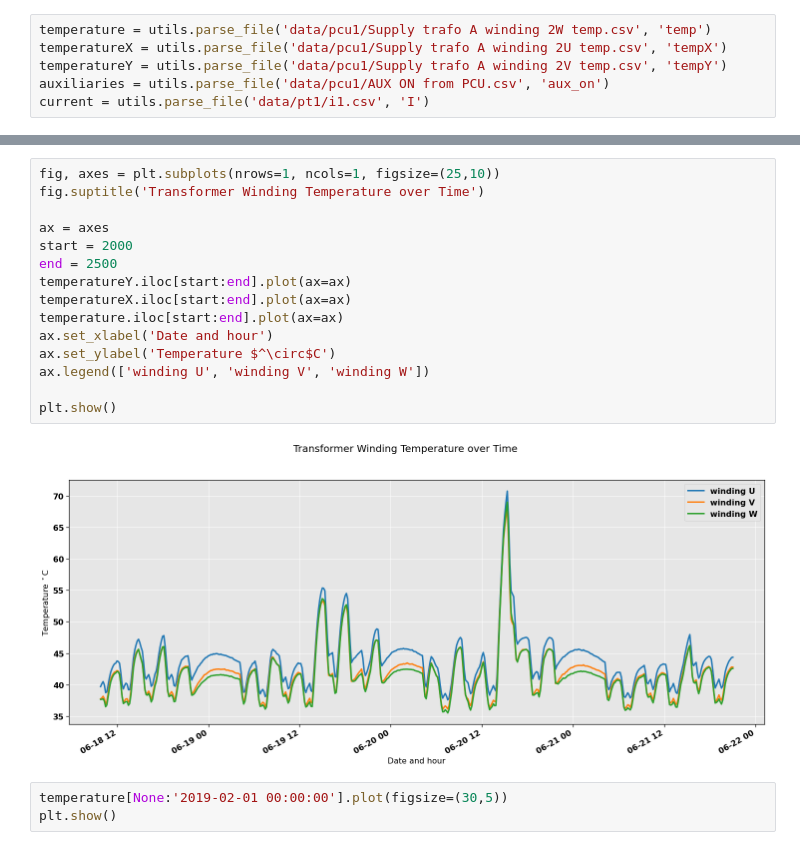
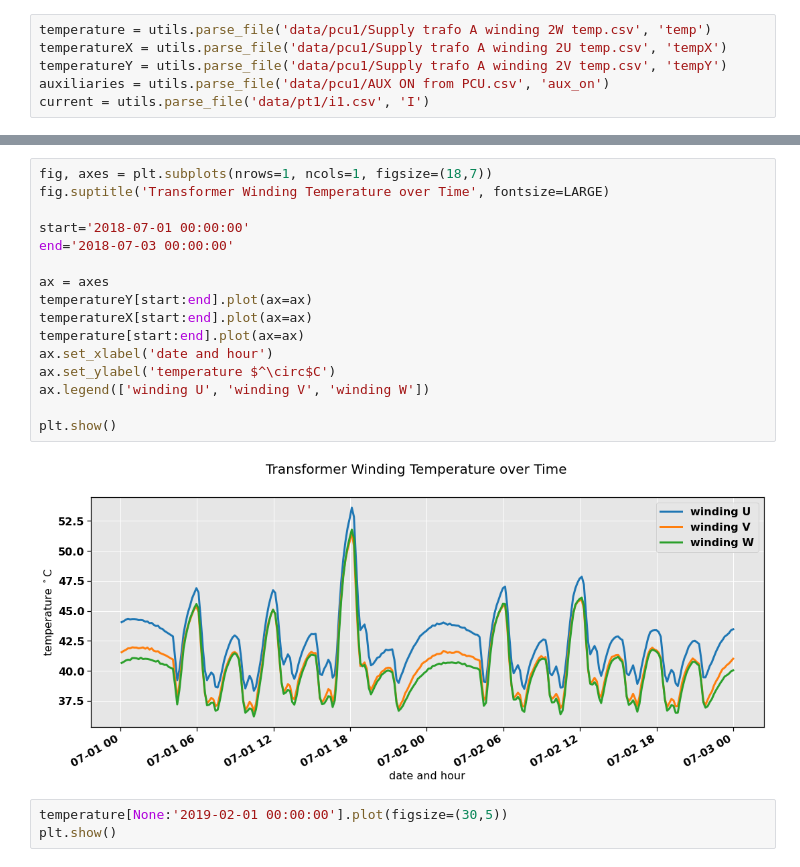
Before and after one commit to fonstelien/FYS-STK4155, a Jupyter notebook: project3/source/project3.ipynb, the cells around one changed output, grey strips where cells are left out. Cells and saved outputs as stored; diff of their text form.

```diff
--- a/project3/source/project3.ipynb
+++ b/project3/source/project3.ipynb
@@ -44,20 +72,21 @@ current = utils.parse_file('data/pt1/i1.csv', 'I')
 # %%
-fig, axes = plt.subplots(nrows=1, ncols=1, figsize=(25,10))
-fig.suptitle('Transformer Winding Temperature over Time')
+fig, axes = plt.subplots(nrows=1, ncols=1, figsize=(18,7))
+fig.suptitle('Transformer Winding Temperature over Time', fontsize=LARGE)
+
+start='2018-07-01 00:00:00'
+end='2018-07-03 00:00:00'
 
 ax = axes
-start = 2000
-end = 2500
-temperatureY.iloc[start:end].plot(ax=ax)
-temperatureX.iloc[start:end].plot(ax=ax)
-temperature.iloc[start:end].plot(ax=ax)
-ax.set_xlabel('Date and hour')
-ax.set_ylabel('Temperature $^\circ$C')
+temperatureY[start:end].plot(ax=ax)
+temperatureX[start:end].plot(ax=ax)
+temperature[start:end].plot(ax=ax)
+ax.set_xlabel('date and hour')
+ax.set_ylabel('temperature $^\circ$C')
 ax.legend(['winding U', 'winding V', 'winding W'])
 
 plt.show()
 # %% [output]
-[figure, old version]
+[figure, new version]
 # %%
 temperature[None:'2019-02-01 00:00:00'].plot(figsize=(30,5))
 plt.show()
```
Also changed, not shown: parts of 4 cells of this notebook, 1 other file.
